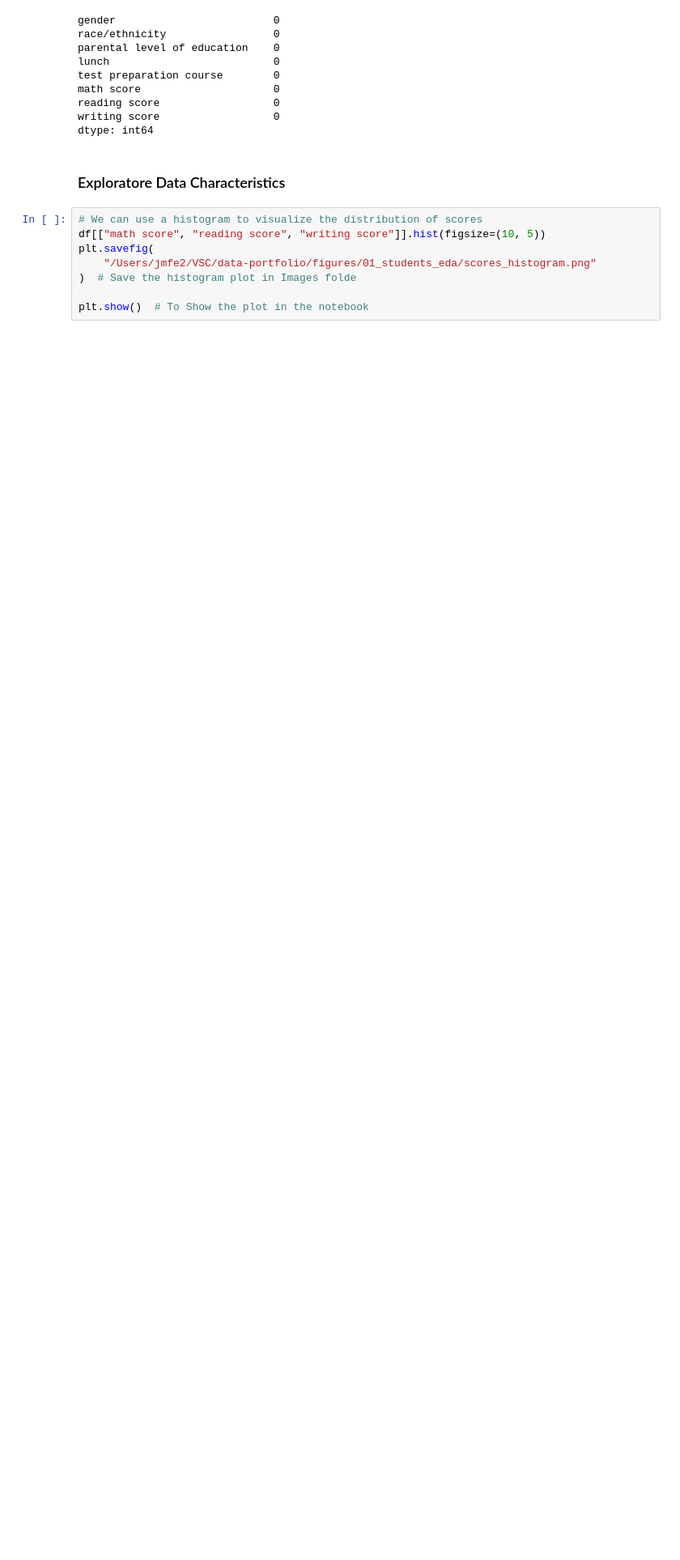
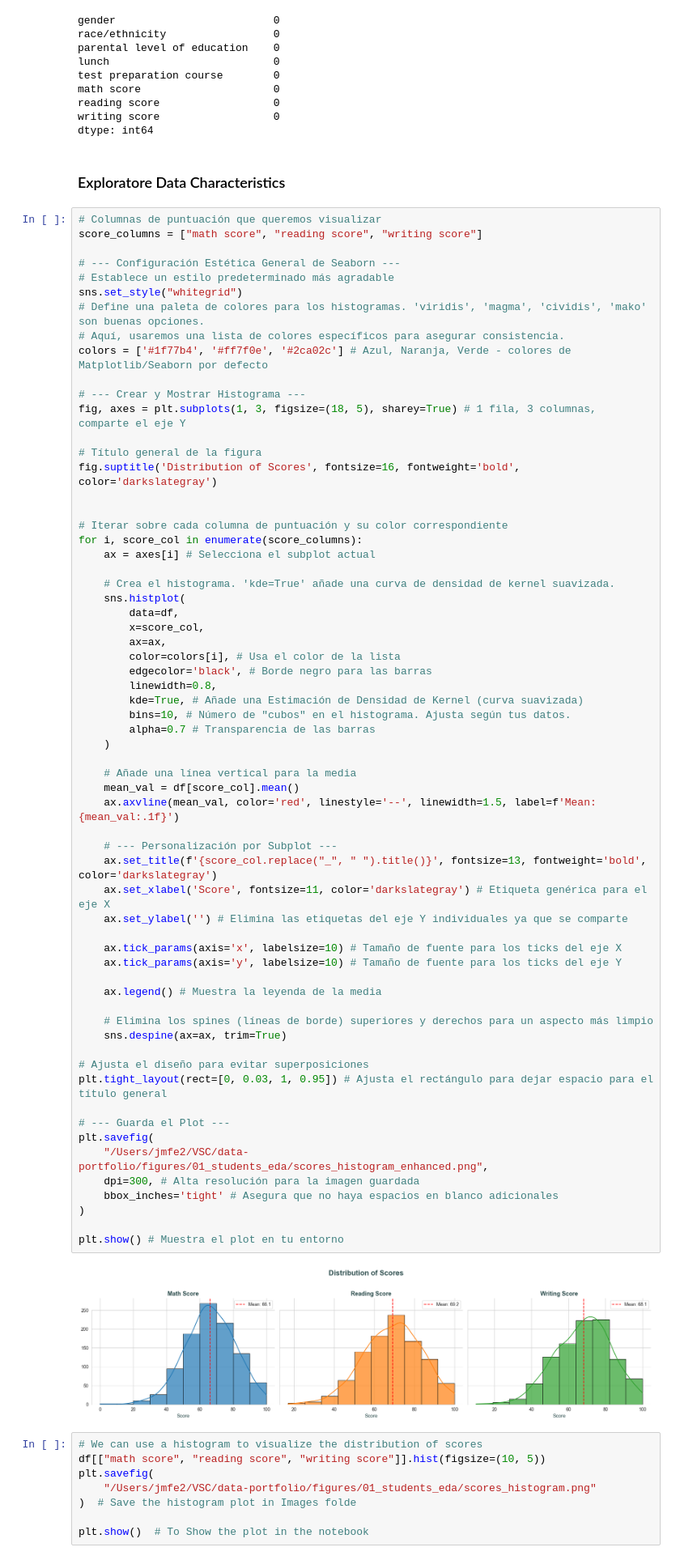
Before and after one commit to jmfe2/data-portfolio, a Jupyter notebook: notebooks/01_students_eda.ipynb, the cells around one changed output. Shown at 81% size. Cells and saved outputs as stored; diff of their text form; blank space fills up the shorter version.

```diff
--- a/notebooks/01_students_eda.ipynb
+++ b/notebooks/01_students_eda.ipynb
@@ -133,6 +133,71 @@ writing score                  0
 dtype: int64
 # %% [markdown]
 ### Exploratore Data Characteristics
+# %%
+# Columnas de puntuación que queremos visualizar
+score_columns = ["math score", "reading score", "writing score"]
+
+# --- Configuración Estética General de Seaborn ---
+# Establece un estilo predeterminado más agradable
+sns.set_style("whitegrid")
+# Define una paleta de colores para los histogramas. 'viridis', 'magma', 'cividis', 'mako' son buenas opciones.
+# Aquí, usaremos una lista de colores específicos para asegurar consistencia.
+colors = ['#1f77b4', '#ff7f0e', '#2ca02c'] # Azul, Naranja, Verde - colores de Matplotlib/Seaborn por defecto
+
+# --- Crear y Mostrar Histograma ---
+fig, axes = plt.subplots(1, 3, figsize=(18, 5), sharey=True) # 1 fila, 3 columnas, comparte el eje Y
+
+# Título general de la figura
+fig.suptitle('Distribution of Scores', fontsize=16, fontweight='bold', color='darkslategray')
+
+
+# Iterar sobre cada columna de puntuación y su color correspondiente
+for i, score_col in enumerate(score_columns):
+    ax = axes[i] # Selecciona el subplot actual
+
+    # Crea el histograma. 'kde=True' añade una curva de densidad de kernel suavizada.
+    sns.histplot(
+        data=df,
+        x=score_col,
+        ax=ax,
+        color=colors[i], # Usa el color de la lista
+        edgecolor='black', # Borde negro para las barras
+        linewidth=0.8,
+        kde=True, # Añade una Estimación de Densidad de Kernel (curva suavizada)
+        bins=10, # Número de "cubos" en el histograma. Ajusta según tus datos.
+        alpha=0.7 # Transparencia de las barras
+    )
+
+    # Añade una línea vertical para la media
+    mean_val = df[score_col].mean()
+    ax.axvline(mean_val, color='red', linestyle='--', linewidth=1.5, label=f'Mean: {mean_val:.1f}')
+
+    # --- Personalización por Subplot ---
+    ax.set_title(f'{score_col.replace("_", " ").title()}', fontsize=13, fontweight='bold', color='darkslategray')
+    ax.set_xlabel('Score', fontsize=11, color='darkslategray') # Etiqueta genérica para el eje X
+    ax.set_ylabel('') # Elimina las etiquetas del eje Y individuales ya que se comparte
+
+    ax.tick_params(axis='x', labelsize=10) # Tamaño de fuente para los ticks del eje X
+    ax.tick_params(axis='y', labelsize=10) # Tamaño de fuente para los ticks del eje Y
+
+    ax.legend() # Muestra la leyenda de la media
+
+    # Elimina los spines (líneas de borde) superiores y derechos para un aspecto más limpio
+    sns.despine(ax=ax, trim=True)
+
+# Ajusta el diseño para evitar superposiciones
+plt.tight_layout(rect=[0, 0.03, 1, 0.95]) # Ajusta el rectángulo para dejar espacio para el título general
+
+# --- Guarda el Plot ---
+plt.savefig(
+    "/Users/jmfe2/VSC/data-portfolio/figures/01_students_eda/scores_histogram_enhanced.png",
+    dpi=300, # Alta resolución para la imagen guardada
+    bbox_inches='tight' # Asegura que no haya espacios en blanco adicionales
+)
+
+plt.show() # Muestra el plot en tu entorno
+# %% [output]
+[figure, added]
 # %%
 # We can use a histogram to visualize the distribution of scores
 df[["math score", "reading score", "writing score"]].hist(figsize=(10, 5))
```
Also changed, not shown: 6 other files.
